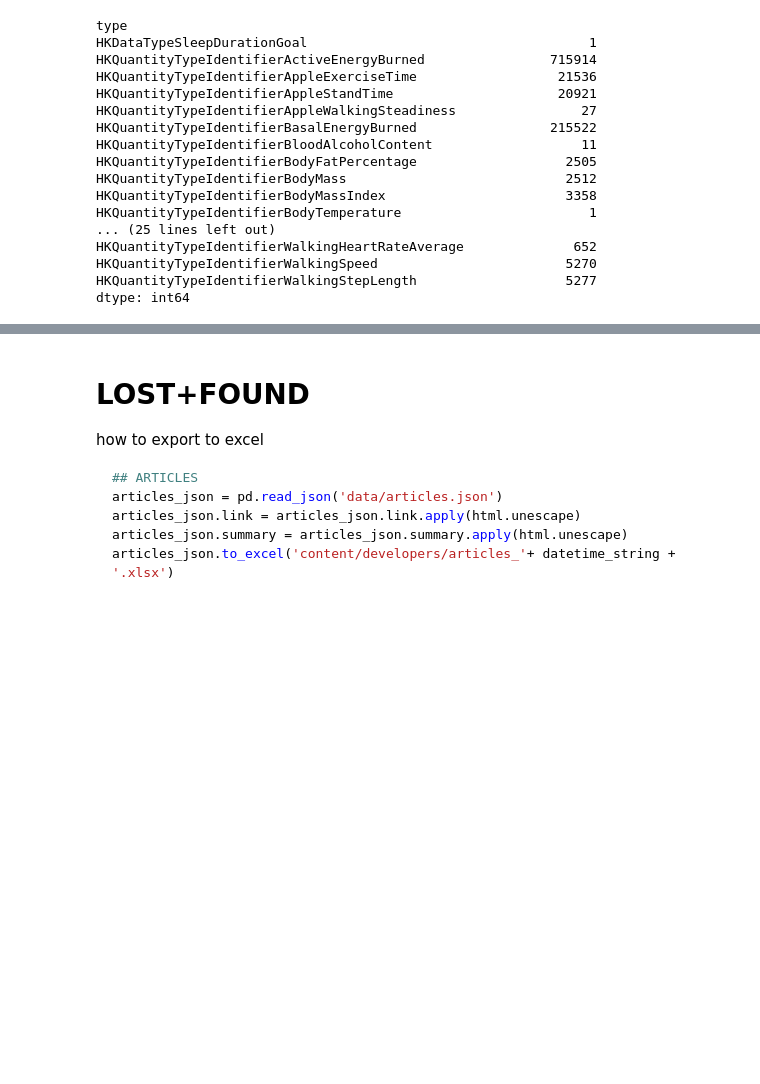
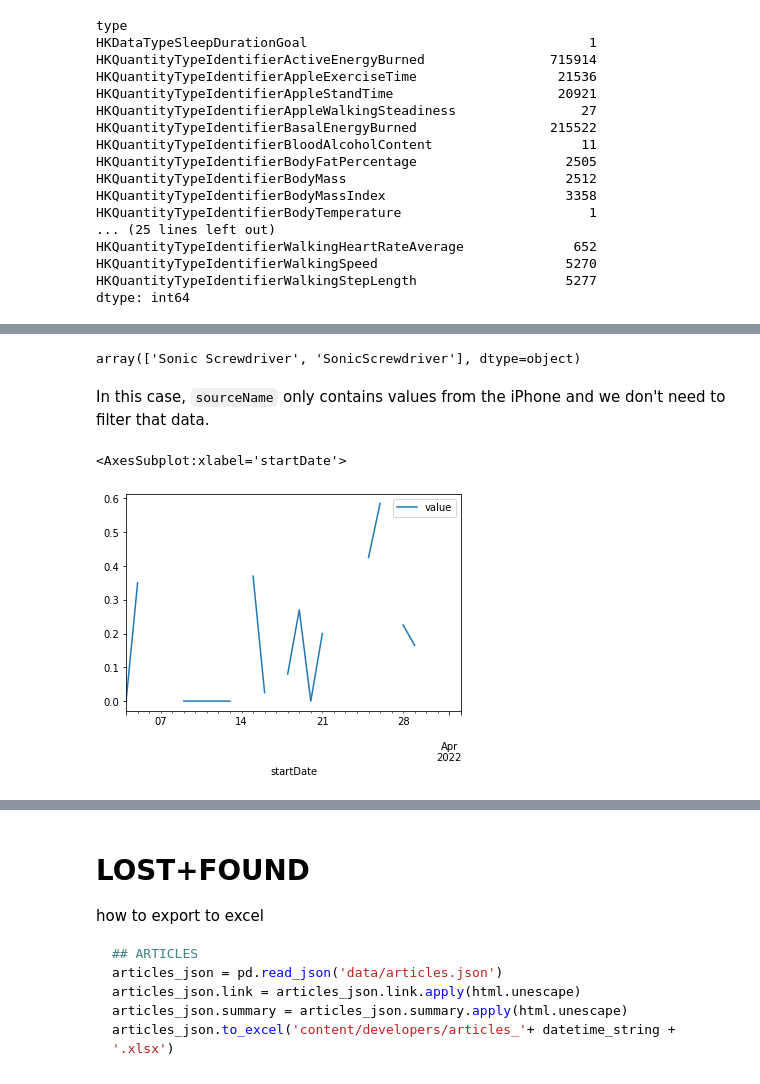
Before and after one commit to brunoamaral/mobility-report, a Jupyter notebook: mobility-report.ipynb, the cells around one changed output, grey strips where cells are left out. Cells and saved outputs as stored; diff of their text form; code cells hidden in the pictures; blank space fills up the shorter version.

```diff
--- a/mobility-report.ipynb
+++ b/mobility-report.ipynb
@@ -301,0 +307,14 @@ https://www.apple.com/ca/healthcare/docs/site/Measuring_Walking_Quality_Through_
+# %%
+
+walking_asymmetry = data.loc[data['type'] == 'HKQuantityTypeIdentifierWalkingAsymmetryPercentage']
+walking_asymmetry_day=walking_asymmetry.groupby(pd.Grouper(key='startDate', freq='D')).median()
+walking_asymmetry['sourceName'].unique()
+# %% [output]
+array(['Sonic Screwdriver', 'SonicScrewdriver'], dtype=object)
+# %% [markdown]
+In this case, `sourceName` only contains values from the iPhone and we don't need to filter that data.
+# %%
+walking_asymmetry_day.last('30D').plot()
+# %% [output]
+<AxesSubplot:xlabel='startDate'>
+[figure, added]
```
Also changed, not shown: parts of 12 cells of this notebook.
